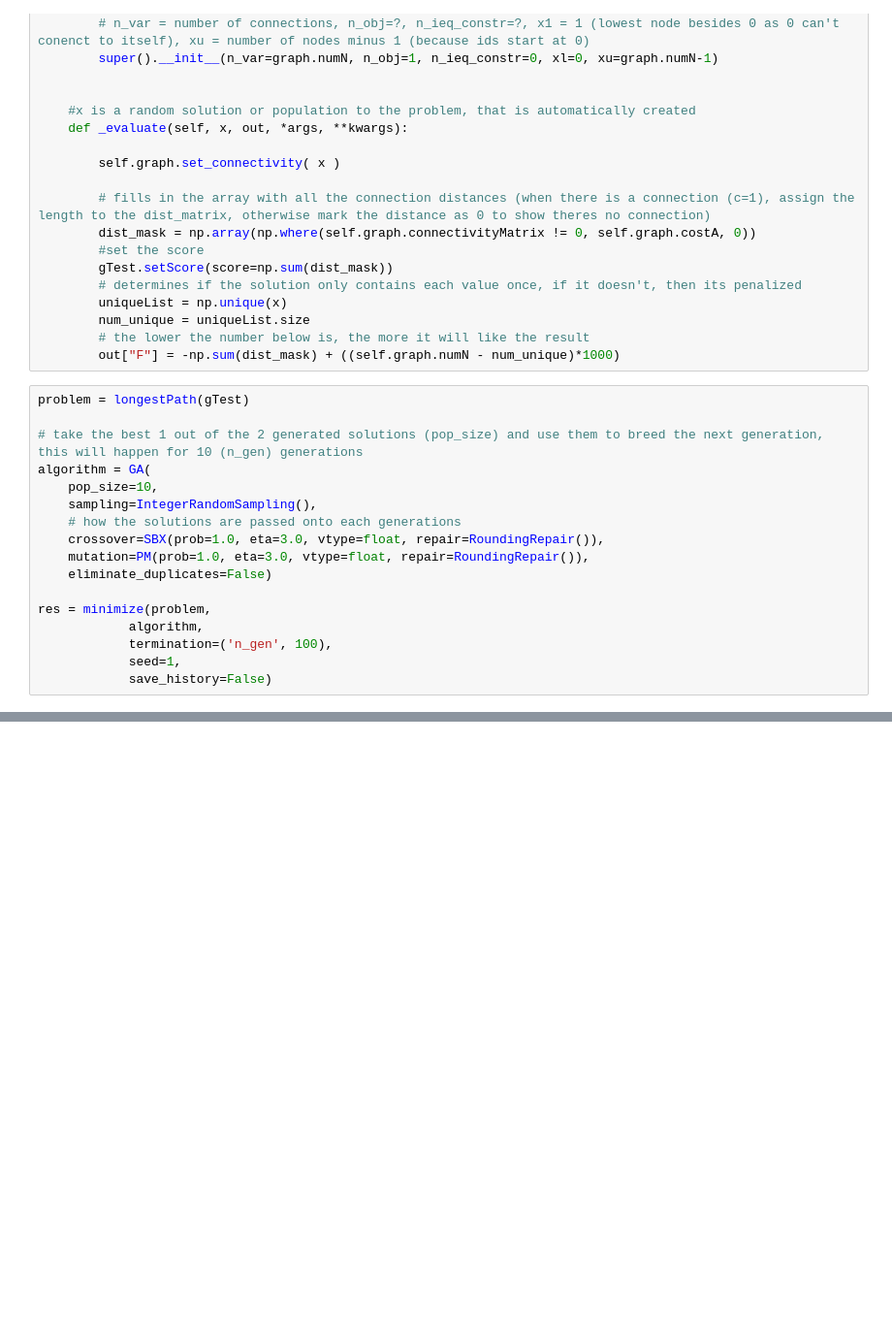
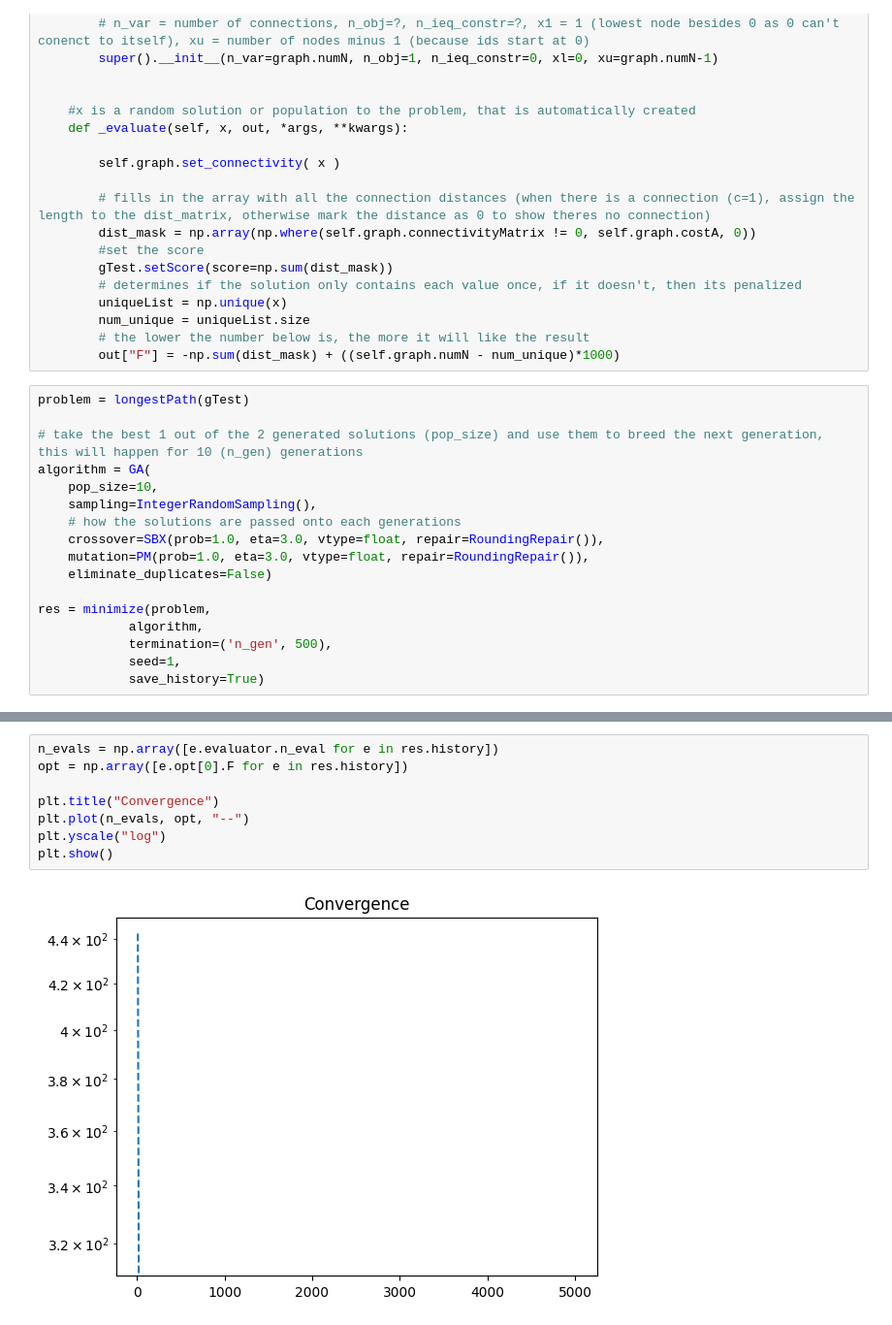
Before and after one commit to AshtonBeresford/Optimization-Research, a Jupyter notebook: longestPathTemp.ipynb, the cells around one changed output, grey strips where cells are left out. Shown at 97% size. Drawn from its saved outputs; the diff is of its cells as text; blank space fills up the shorter version.

```diff
--- a/longestPathTemp.ipynb
+++ b/longestPathTemp.ipynb
@@ -219,9 +201,9 @@ algorithm = GA(
 
 res = minimize(problem,
             algorithm,
-            termination=('n_gen', 100),
+            termination=('n_gen', 500),
             seed=1,
-            save_history=False)
+            save_history=True)
 # %%
 gTest.set_connectivity(res.X)
 print(res.X)
@@ -231,0 +216,10 @@ gTest.showGraph(showEdges=True, showCost=True, showConnectivityMatrix=True)
+# %%
+n_evals = np.array([e.evaluator.n_eval for e in res.history])
+opt = np.array([e.opt[0].F for e in res.history])
+
+plt.title("Convergence")
+plt.plot(n_evals, opt, "--")
+plt.yscale("log")
+plt.show()
+# %% [output]
+[figure, added]
```
Also changed, not shown: parts of 3 cells of this notebook.
